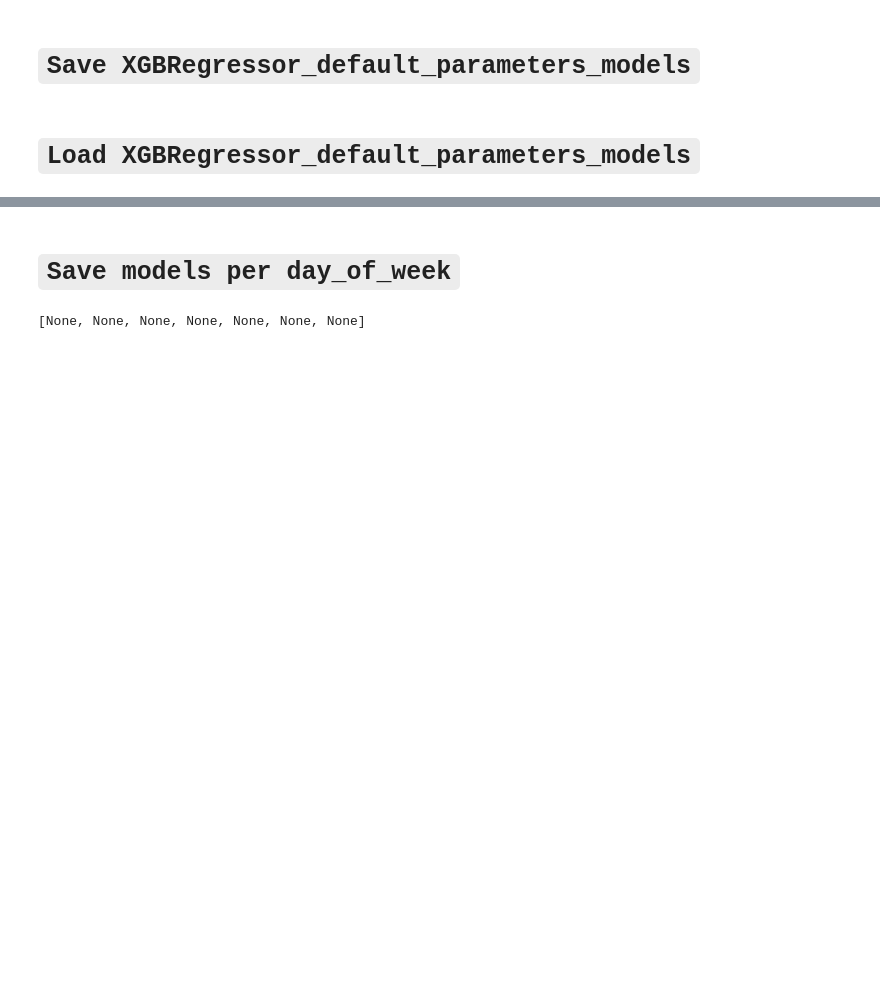
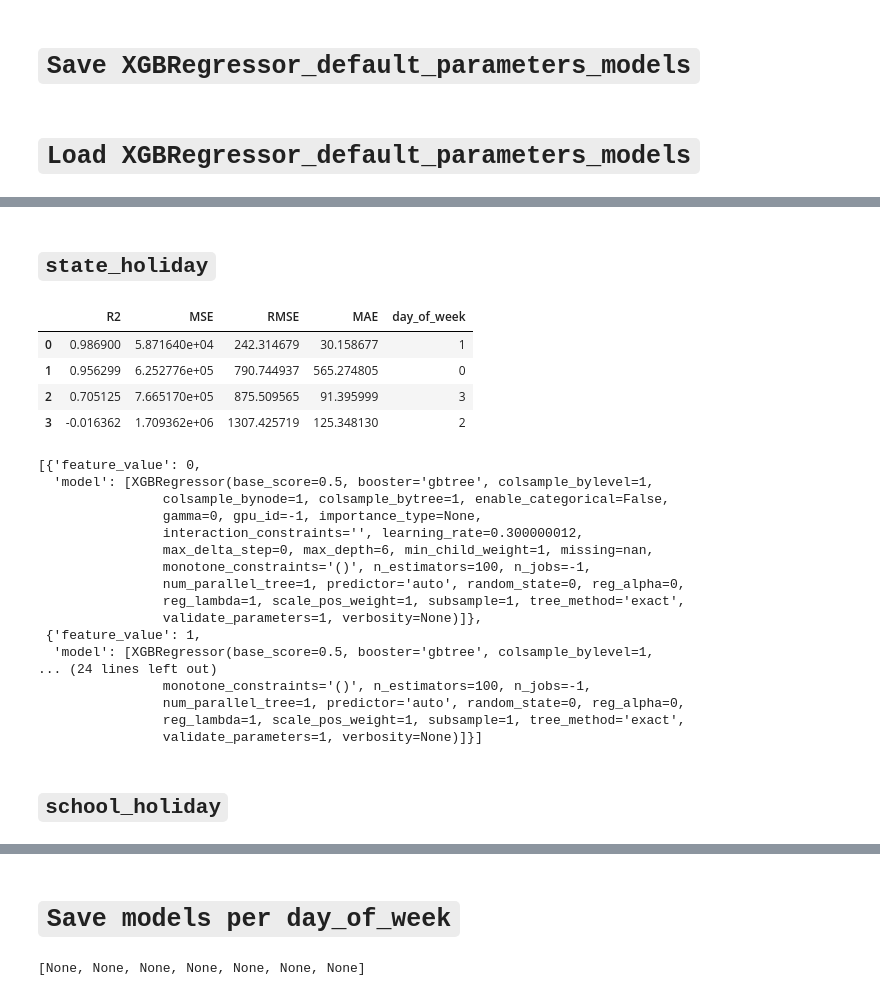
Before and after one commit to fabio1623/IronKaggle, a Jupyter notebook: solution.ipynb, the cells around one changed output, grey strips where cells are left out. Saved outputs shown, nothing was run; the diff lists cells and outputs as text; code cells hidden in the pictures; blank space fills up the shorter version.

```diff
--- a/solution.ipynb
+++ b/solution.ipynb
@@ -543,0 +553,29 @@ models_per_day_of_week_comparison
+# %% [markdown]
+## `state_holiday`
+# %%
+create_models_per_feature('state_holiday')
+# %% [output]
+|  | R2 | MSE | RMSE | MAE | day_of_week |
+| 0 | 0.986900 | 5.871640e+04 | 242.314679 | 30.158677 | 1 |
+| 1 | 0.956299 | 6.252776e+05 | 790.744937 | 565.274805 | 0 |
+| 2 | 0.705125 | 7.665170e+05 | 875.509565 | 91.395999 | 3 |
+| 3 | -0.016362 | 1.709362e+06 | 1307.425719 | 125.348130 | 2 |
+[{'feature_value': 0,
+  'model': [XGBRegressor(base_score=0.5, booster='gbtree', colsample_bylevel=1,
+                colsample_bynode=1, colsample_bytree=1, enable_categorical=False,
+                gamma=0, gpu_id=-1, importance_type=None,
+                interaction_constraints='', learning_rate=0.300000012,
+                max_delta_step=0, max_depth=6, min_child_weight=1, missing=nan,
+                monotone_constraints='()', n_estimators=100, n_jobs=-1,
+                num_parallel_tree=1, predictor='auto', random_state=0, reg_alpha=0,
+                reg_lambda=1, scale_pos_weight=1, subsample=1, tree_method='exact',
+                validate_parameters=1, verbosity=None)]},
+ {'feature_value': 1,
+  'model': [XGBRegressor(base_score=0.5, booster='gbtree', colsample_bylevel=1,
+... (24 lines left out)
+                monotone_constraints='()', n_estimators=100, n_jobs=-1,
+                num_parallel_tree=1, predictor='auto', random_state=0, reg_alpha=0,
+                reg_lambda=1, scale_pos_weight=1, subsample=1, tree_method='exact',
+                validate_parameters=1, verbosity=None)]}]
+# %% [markdown]
+## `school_holiday`
```
Also changed, not shown: parts of 30 cells of this notebook.
